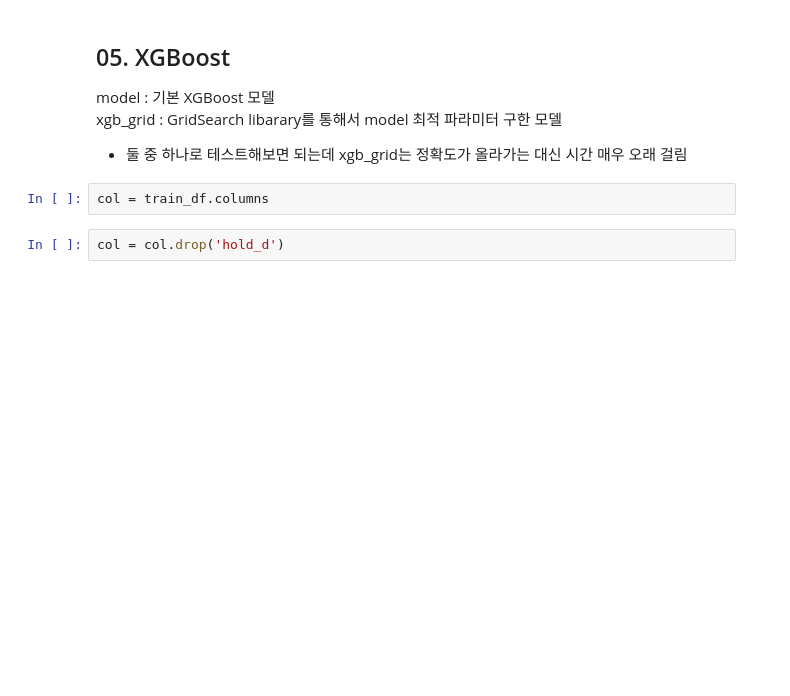
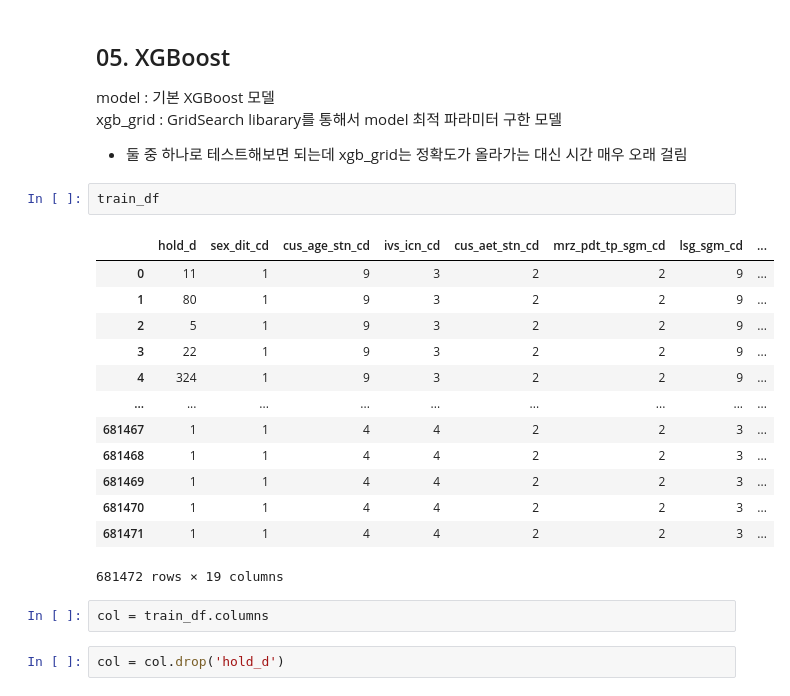
Before and after one commit to nananana-Banana/2021-nh-bigdata-competition, a Jupyter notebook: model/notebooks/xgboost.ipynb, the cells around one changed output. Cells and saved outputs as stored; diff of their text form; blank space fills up the shorter version.

```diff
--- a/model/notebooks/xgboost.ipynb
+++ b/model/notebooks/xgboost.ipynb
@@ -244,6 +286,22 @@ Index(['sex_dit_cd', 'cus_age_stn_cd', 'ivs_icn_cd', 'cus_aet_stn_cd',
 model : 기본 XGBoost 모델
 xgb_grid : GridSearch libarary를 통해서 model 최적 파라미터 구한 모델
 * 둘 중 하나로 테스트해보면 되는데 xgb_grid는 정확도가 올라가는 대신 시간 매우 오래 걸림
+# %%
+train_df
+# %% [output]
+|  | hold_d | sex_dit_cd | cus_age_stn_cd | ivs_icn_cd | cus_aet_stn_cd | mrz_pdt_tp_sgm_cd | lsg_sgm_cd | ... |
+| 0 | 11 | 1 | 9 | 3 | 2 | 2 | 9 | ... |
+| 1 | 80 | 1 | 9 | 3 | 2 | 2 | 9 | ... |
+| 2 | 5 | 1 | 9 | 3 | 2 | 2 | 9 | ... |
+| 3 | 22 | 1 | 9 | 3 | 2 | 2 | 9 | ... |
+| 4 | 324 | 1 | 9 | 3 | 2 | 2 | 9 | ... |
+| ... | ... | ... | ... | ... | ... | ... | ... | ... |
+| 681467 | 1 | 1 | 4 | 4 | 2 | 2 | 3 | ... |
+| 681468 | 1 | 1 | 4 | 4 | 2 | 2 | 3 | ... |
+| 681469 | 1 | 1 | 4 | 4 | 2 | 2 | 3 | ... |
+| 681470 | 1 | 1 | 4 | 4 | 2 | 2 | 3 | ... |
+| 681471 | 1 | 1 | 4 | 4 | 2 | 2 | 3 | ... |
+681472 rows × 19 columns
 # %%
 col = train_df.columns
 # %%
```
Also changed, not shown: parts of 20 cells of this notebook, 1 other file.
